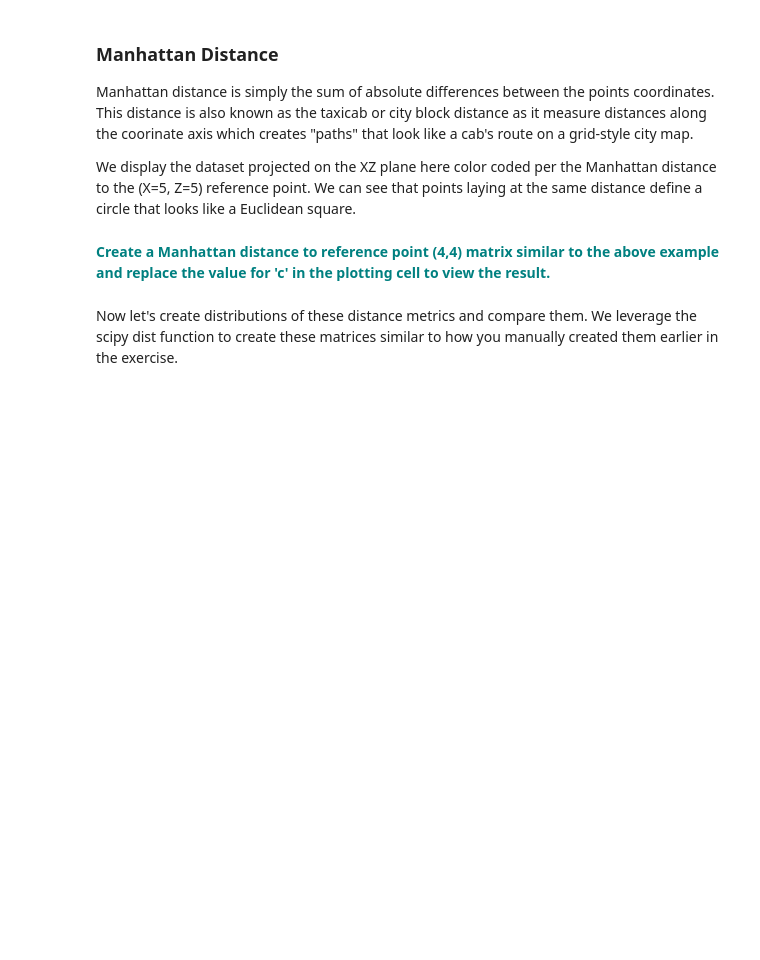
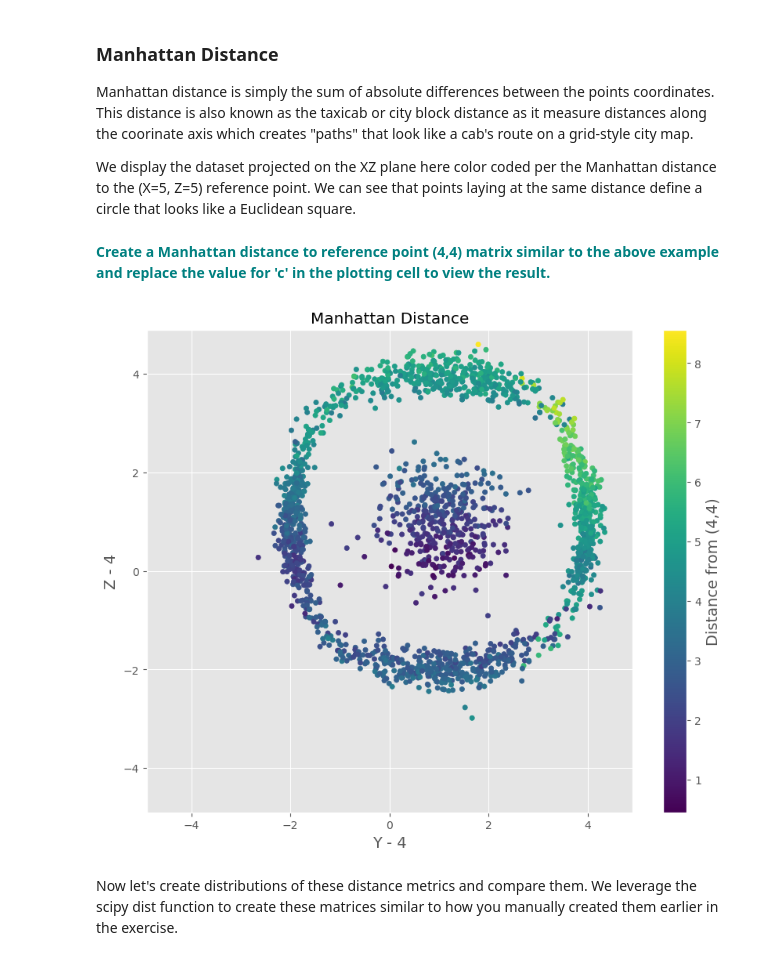
Before and after one commit to annapfenner/Springboard, a Jupyter notebook: 1605005916_Euclidean_and_Manhattan_Distances_Case_Study_11102020/Euclidean_and_Manhattan_Distances_Case_Study.ipynb, the cells around one changed output. Cells and saved outputs as stored; diff of their text form; code cells hidden in the pictures; blank space fills up the shorter version.

```diff
--- a/1605005916_Euclidean_and_Manhattan_Distances_Case_Study_11102020/Euclidean_and_Manhattan_Distances_Case_Study.ipynb
+++ b/1605005916_Euclidean_and_Manhattan_Distances_Case_Study_11102020/Euclidean_and_Manhattan_Distances_Case_Study.ipynb
@@ -83,6 +85,21 @@ distManhattan = np.abs(df.X - 5) + np.abs(df.Z - 5)
 # %%
 # In the Y-Z plane, we compute the distance to ref point (4,4)
 distManhattan44 = np.abs(df.X - 4) + np.abs(df.Z - 4)
+
+figManhattan = plt.figure(figsize=[10,8])
+
+plt.scatter(df.Y - 4, df.Z-4, c=distManhattan44, s=20)
+plt.ylim([-4.9,4.9])
+plt.xlim([-4.9,4.9])
+plt.xlabel('Y - 4', size=14)
+plt.ylabel('Z - 4', size=14)
+plt.title('Manhattan Distance')
+cb = plt.colorbar()
+cb.set_label('Distance from (4,4)', size=14)
+
+#figManhattan.savefig('plots/Manhattan.png')
+# %% [output]
+[figure, added]
 # %% [markdown]
 Now let's create distributions of these distance metrics and compare them. We leverage the scipy dist function to create these matrices similar to how you manually created them earlier in the exercise.
 # %%
```
Also changed, not shown: parts of 4 cells of this notebook.
